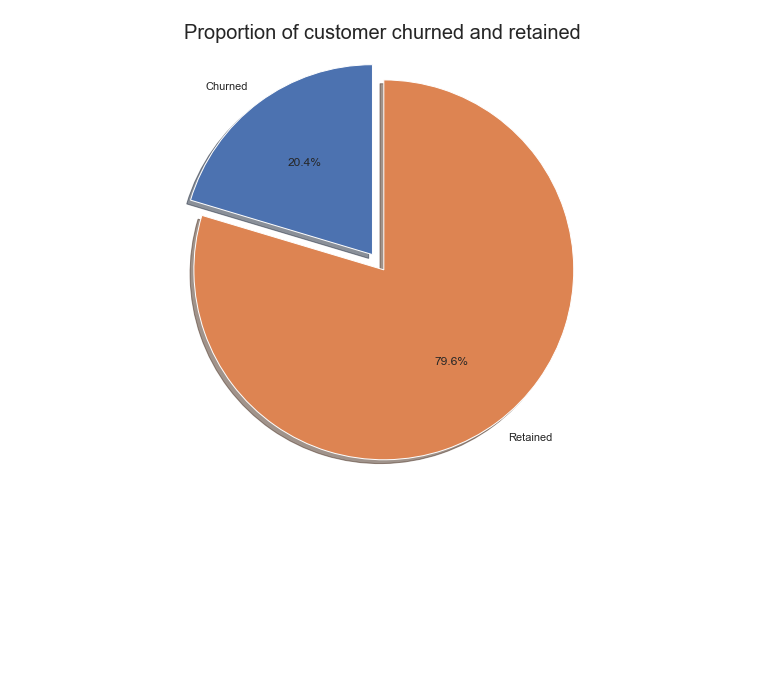
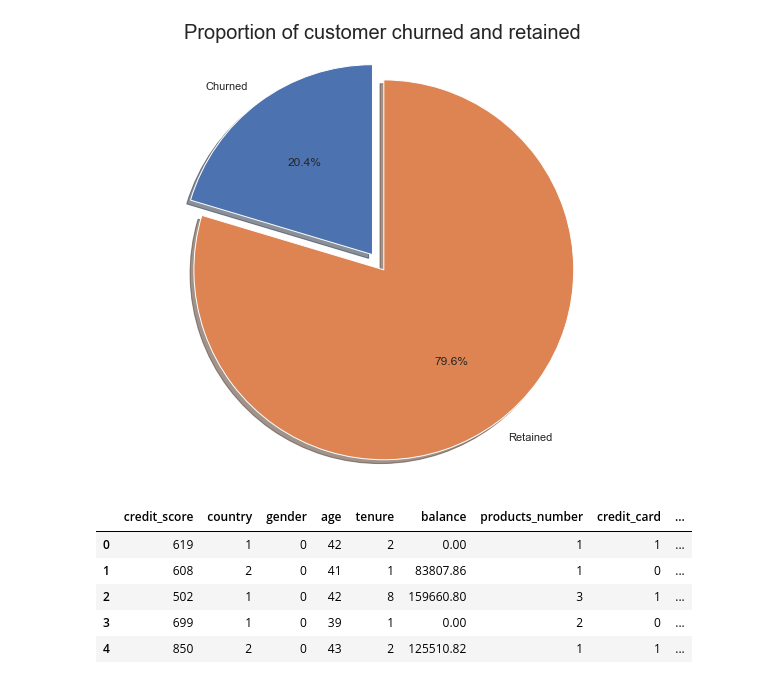
Before and after one commit to smutneja1/ai_capstone_seerat, a Jupyter notebook: index.ipynb, the cells around one changed output. Cells and saved outputs as stored; diff of their text form; code cells hidden in the pictures; blank space fills up the shorter version.

```diff
--- a/index.ipynb
+++ b/index.ipynb
@@ -140,3 +140,20 @@ plt.title("Proportion of customer churned and retained", size = 20)
 plt.show()
 # %% [output]
 [figure]
+# %%
+#change values in the 'country' column
+finaldata['country'] = finaldata['country'].replace(['Germany'],'0')
+finaldata['country'] = finaldata['country'].replace(['France'],'1')
+finaldata['country'] = finaldata['country'].replace(['Spain'],'2')
+#change values in 'gender' column
+finaldata['gender'] = finaldata['gender'].replace(['Female'],'0')
+finaldata['gender'] = finaldata['gender'].replace(['Male'],'1')
+
+finaldata.head() #display first 5 lines of updated dataset
+# %% [output]
+|  | credit_score | country | gender | age | tenure | balance | products_number | credit_card | ... |
+| 0 | 619 | 1 | 0 | 42 | 2 | 0.00 | 1 | 1 | ... |
+| 1 | 608 | 2 | 0 | 41 | 1 | 83807.86 | 1 | 0 | ... |
+| 2 | 502 | 1 | 0 | 42 | 8 | 159660.80 | 3 | 1 | ... |
+| 3 | 699 | 1 | 0 | 39 | 1 | 0.00 | 2 | 0 | ... |
+| 4 | 850 | 2 | 0 | 43 | 2 | 125510.82 | 1 | 1 | ... |
```
